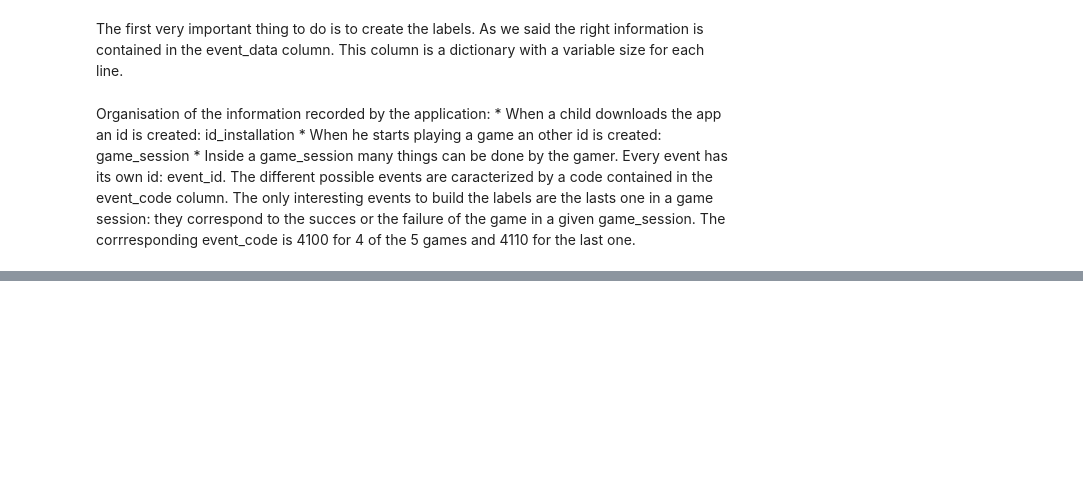
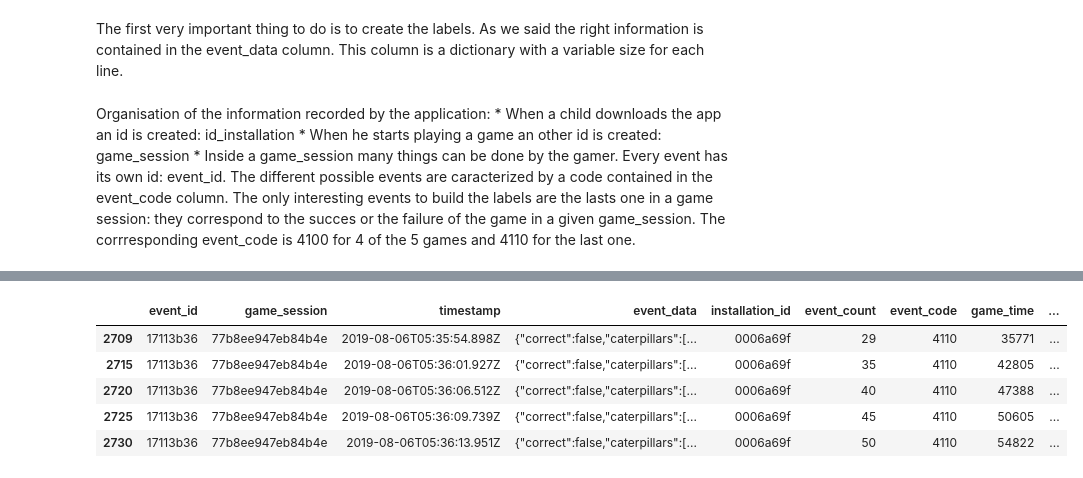
Before and after one commit to DataCampM2DSSAF/suivi-du-data-camp-datacamp_gmma, a Jupyter notebook: Code/DataCamp1_odelia.ipynb, the cells around one changed output, grey strips where cells are left out. Cells and saved outputs as stored; diff of their text form; code cells hidden in the pictures; blank space fills up the shorter version.

```diff
--- a/Code/DataCamp1_odelia.ipynb
+++ b/Code/DataCamp1_odelia.ipynb
@@ -276,0 +100,9 @@ submission2 = pd.DataFrame({'installation_id' : test['installation_id'], 'accura
+# %%
+BM_labels.head()
+# %% [output]
+|  | event_id | game_session | timestamp | event_data | installation_id | event_count | event_code | game_time | ... |
+| 2709 | 17113b36 | 77b8ee947eb84b4e | 2019-08-06T05:35:54.898Z | {"correct":false,"caterpillars":[... | 0006a69f | 29 | 4110 | 35771 | ... |
+| 2715 | 17113b36 | 77b8ee947eb84b4e | 2019-08-06T05:36:01.927Z | {"correct":false,"caterpillars":[... | 0006a69f | 35 | 4110 | 42805 | ... |
+| 2720 | 17113b36 | 77b8ee947eb84b4e | 2019-08-06T05:36:06.512Z | {"correct":false,"caterpillars":[... | 0006a69f | 40 | 4110 | 47388 | ... |
+| 2725 | 17113b36 | 77b8ee947eb84b4e | 2019-08-06T05:36:09.739Z | {"correct":false,"caterpillars":[... | 0006a69f | 45 | 4110 | 50605 | ... |
+| 2730 | 17113b36 | 77b8ee947eb84b4e | 2019-08-06T05:36:13.951Z | {"correct":false,"caterpillars":[... | 0006a69f | 50 | 4110 | 54822 | ... |
```
Also changed, not shown: parts of 41 cells of this notebook.
